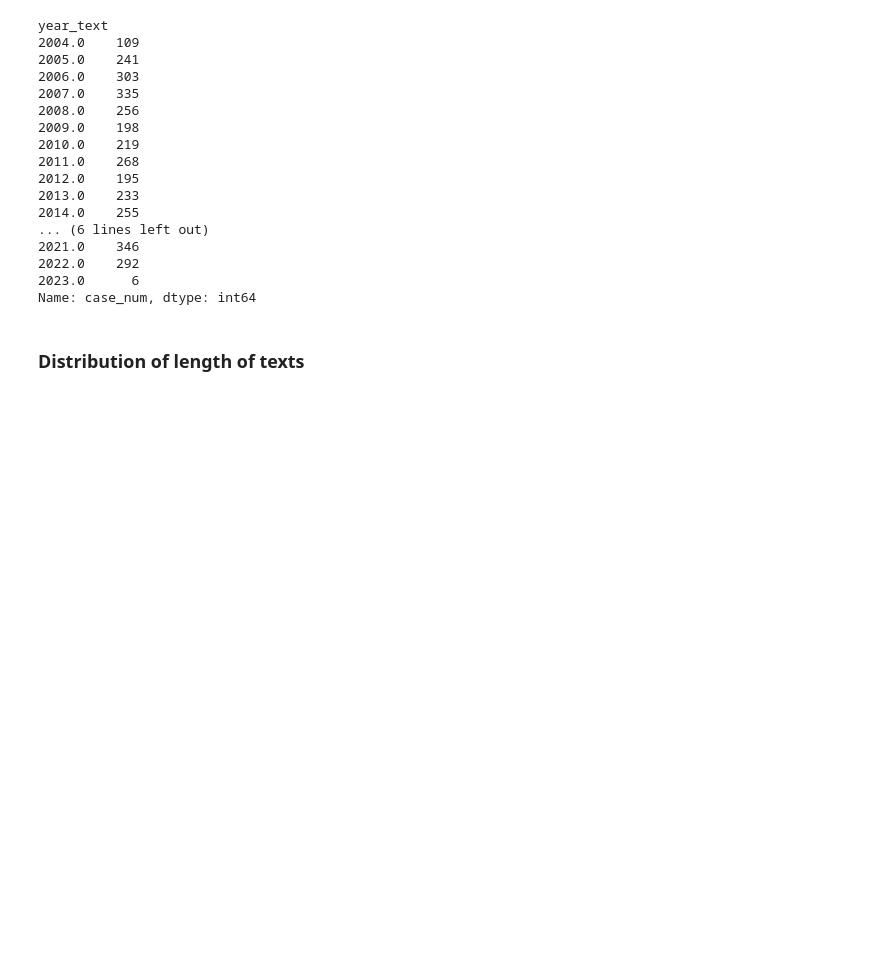
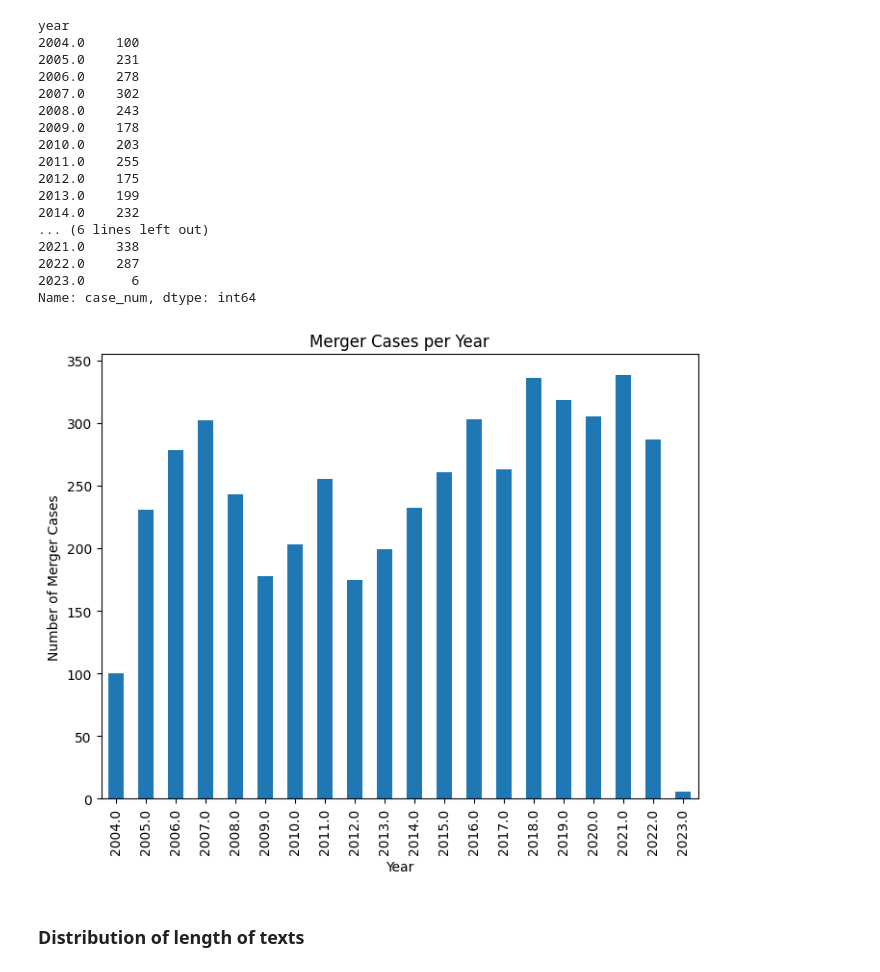
Before and after one commit to adellegia/predicting-merger-decision-outcomes, a Jupyter notebook: src/python/notebook/descriptives.ipynb, the cells around one changed output. Saved outputs shown, nothing was run; the diff lists cells and outputs as text; code cells hidden in the pictures; blank space fills up the shorter version.

```diff
--- a/src/python/notebook/descriptives.ipynb
+++ b/src/python/notebook/descriptives.ipynb
@@ -104,25 +106,43 @@ referral            573
 Name: article_new, dtype: int64
 # %%
 # no of cases by year
-df.groupby('year_text')['case_num'].nunique()
+df.groupby('year')['case_num'].nunique()
 # %% [output]
-year_text
-2004.0    109
-2005.0    241
-2006.0    303
-2007.0    335
-2008.0    256
-2009.0    198
-2010.0    219
-2011.0    268
-2012.0    195
-2013.0    233
-2014.0    255
+year
+2004.0    100
+2005.0    231
+2006.0    278
+2007.0    302
+2008.0    243
+2009.0    178
+2010.0    203
+2011.0    255
+2012.0    175
+2013.0    199
+2014.0    232
 ... (6 lines left out)
-2021.0    346
-2022.0    292
+2021.0    338
+2022.0    287
 2023.0      6
 Name: case_num, dtype: int64
+# %%
+import matplotlib.pyplot as plt
+
+# Group the DataFrame by year_text and count the number of unique case_num values
+grouped = df.groupby('year')['case_num'].nunique()
+
+# Create a bar chart of the grouped data
+ax = grouped.plot(kind='bar', figsize=(8,6))
+
+# Set the chart title and axis labels
+ax.set_title('Merger Cases per Year')
+ax.set_xlabel('Year')
+ax.set_ylabel('Number of Merger Cases')
+
+# Display the chart
+plt.show()
+# %% [output]
+[figure, added]
 # %% [markdown]
 ### Distribution of length of texts
 # %%
```
Also changed, not shown: parts of 31 cells of this notebook, 2 other files.
